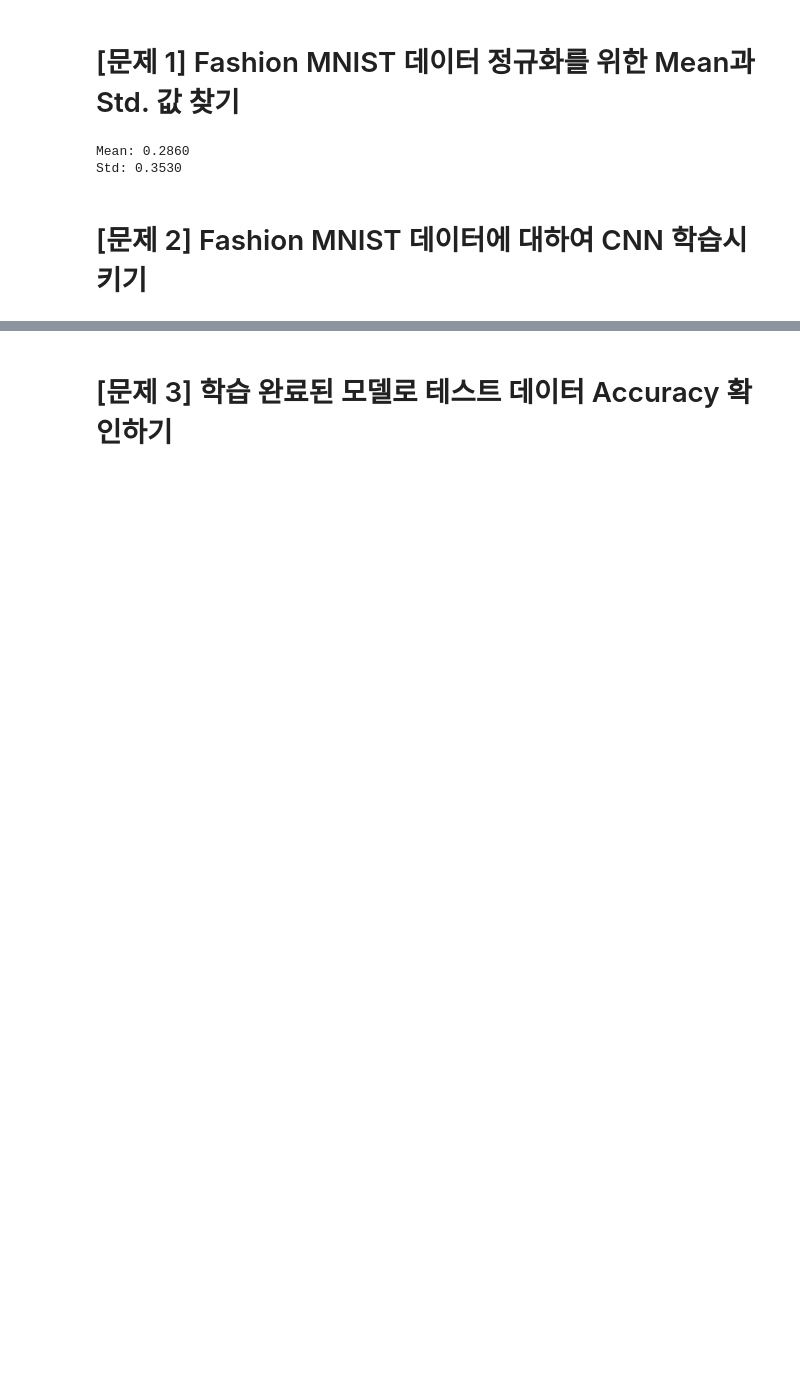
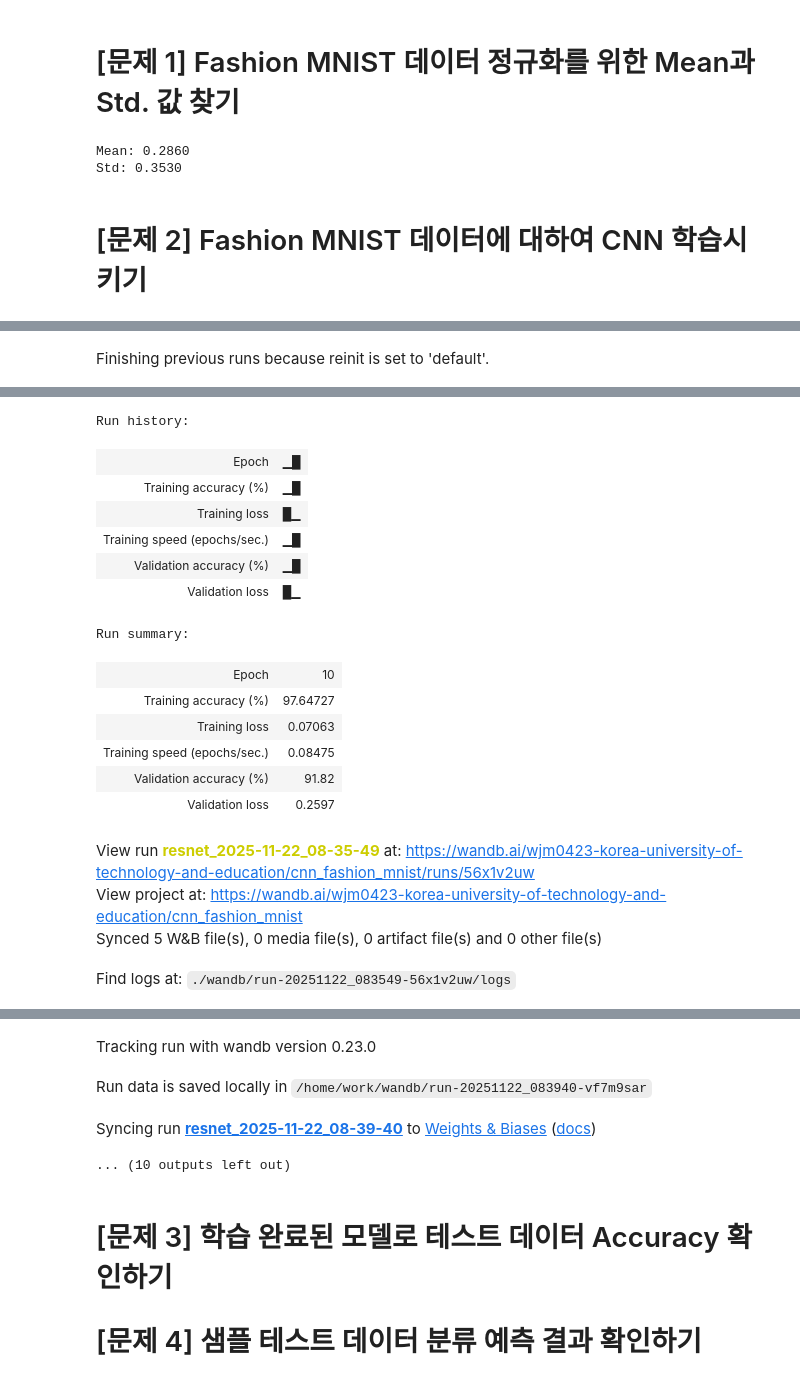
Before and after one commit to wjm0423/link_dl, a Jupyter notebook: _04_your_code/hw_3.ipynb, the cells around one changed output, grey strips where cells are left out. Saved outputs shown, nothing was run; the diff lists cells and outputs as text; code cells hidden in the pictures; blank space fills up the shorter version.

```diff
--- a/_04_your_code/hw_3.ipynb
+++ b/_04_your_code/hw_3.ipynb
@@ -146,7 +193,7 @@ def get_resnet_model(num_classes=10):
         # B × 512 × 4 × 4 --> B × 512 × 1 × 1
         # 각 채널에 대해 모든 4 × 4 공간 차원의 평균값을 계산하여 1 × 1 크기의 텐서로 만듦. 즉, 각 샘플을 512개의 특징 벡터로 요약.
         self.avgpool = nn.AdaptiveAvgPool2d((1, 1))
-        self.dropout = nn.Dropout(p=0.4) # # p: dropout probability
+        self.dropout = nn.Dropout(p=0.4) # p: dropout probability
         # B × 512 --> B × 10
         # 512개의 특징 벡터를 가지고 판단하여 샘플이 10개(num_classes)의 클래스별로 분류될 확률을 계산
         self.fc = nn.Linear(512, num_classes)
@@ -244,15 +291,16 @@ def main(args):
           col_names=["kernel_size", "input_size", "output_size", "num_params", "mult_adds"]
   )
 
-  # 옵티마이저는 Adam를 사용
-  optimizer = optim.Adam(
+  # 옵티마이저로 SGD를 사용
+  optimizer = optim.SGD(
       model.parameters(),
       lr=wandb.config.learning_rate,
+      momentum=0.9,
       weight_decay=config['weight_decay']
   )
 
   # 학습률 스케줄러
-  scheduler = lr_scheduler.StepLR(optimizer, step_size=15, gamma=0.5)
+  scheduler = lr_scheduler.StepLR(optimizer, step_size=30, gamma=0.1)
 
   # Fashion-MNIST 데이터셋 분류 훈련용 객체 생성.
   # train_loop()로 훈련, 검증, early stopping, 체크포인트 저장, wandb 로깅 등을 수행
@@ -275,11 +323,13 @@ if __name__ == "__main__":
       wandb=True,
       batch_size=512,
       epochs=200,
-      learning_rate=0.0002,
+      learning_rate=0.01,
       validation_intervals=10,
-      early_stop_patience=15,
+      early_stop_patience=7,
       early_stop_delta=1e-05,
       weight_decay=0.0005
   )
 
   main(args)
+# %% [output]
+Finishing previous runs because reinit is set to 'default'.
@@ -285,0 +337,18 @@ if __name__ == "__main__":
+Run history:
+| Epoch | ▁█ |
+| Training accuracy (%) | ▁█ |
+| Training loss | █▁ |
+| Training speed (epochs/sec.) | ▁█ |
+| Validation accuracy (%) | ▁█ |
+| Validation loss | █▁ |
+Run summary:
+| Epoch | 10 |
+| Training accuracy (%) | 97.64727 |
+| Training loss | 0.07063 |
+| Training speed (epochs/sec.) | 0.08475 |
+| Validation accuracy (%) | 91.82 |
+| Validation loss | 0.2597 |
+View run resnet_2025-11-22_08-35-49 at: https://wandb.ai/wjm0423-korea-university-of-technology-and-education/cnn_fashion_mnist/runs/56x1v2uw
+View project at: https://wandb.ai/wjm0423-korea-university-of-technology-and-education/cnn_fashion_mnist
+Synced 5 W&B file(s), 0 media file(s), 0 artifact file(s) and 0 other file(s)
+Find logs at: ./wandb/run-20251122_083549-56x1v2uw/logs
@@ -286,5 +356,10 @@ if __name__ == "__main__":
+Tracking run with wandb version 0.23.0
+Run data is saved locally in /home/work/wandb/run-20251122_083940-vf7m9sar
+Syncing run resnet_2025-11-22_08-39-40 to Weights & Biases (docs)
+... (10 outputs left out)
 # %% [markdown]
 # [문제 3] 학습 완료된 모델로 테스트 데이터 Accuracy	확인하기
+# [문제 4] 샘플 테스트 데이터 분류 예측 결과 확인하기
 # %%
 import numpy as np
 import torch
```
Also changed, not shown: parts of 9 cells of this notebook.
